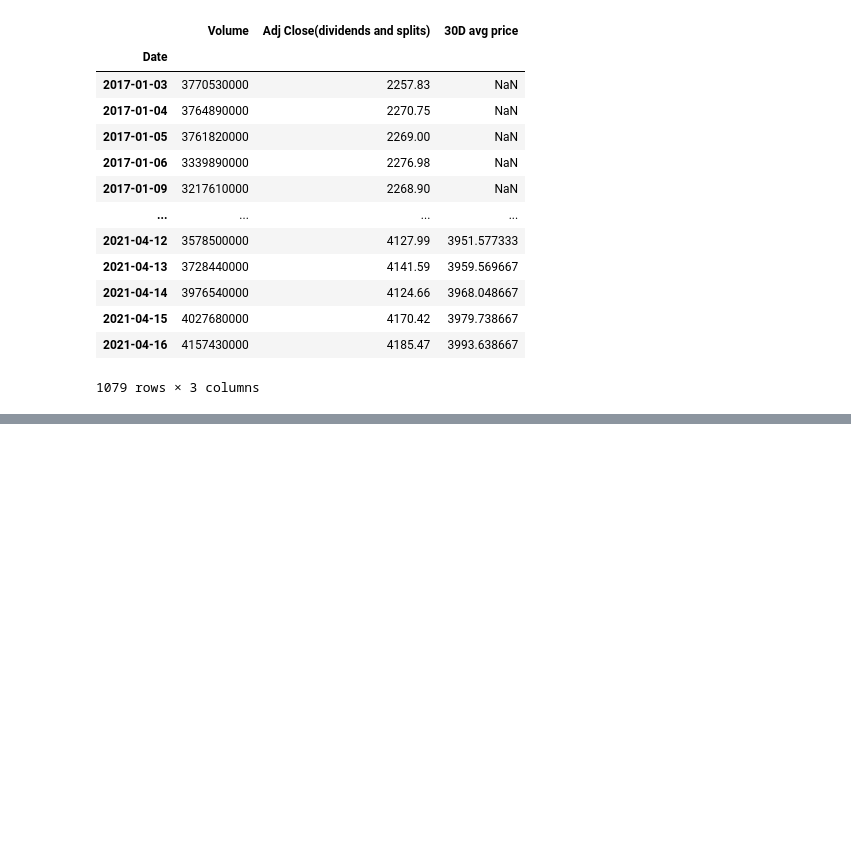
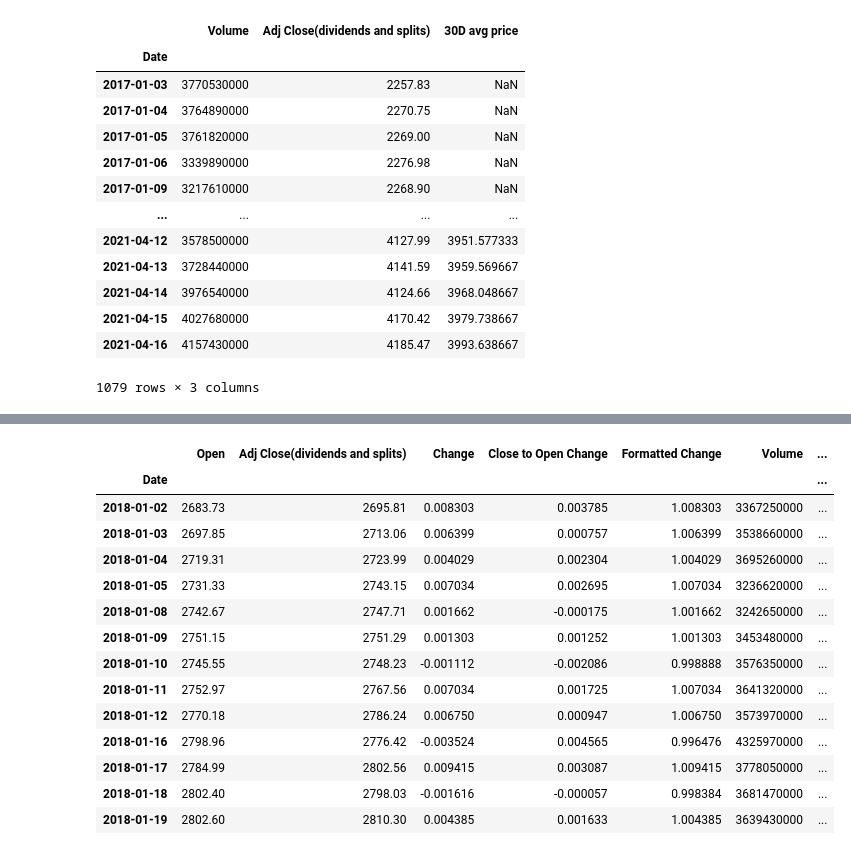
Before and after one commit to hoestlund/thesis, a Jupyter notebook: data_wrangling/sp500.ipynb, the cells around one changed output, grey strips where cells are left out. Drawn from its saved outputs; the diff is of its cells as text; code cells hidden in the pictures; blank space fills up the shorter version.

```diff
--- a/data_wrangling/sp500.ipynb
+++ b/data_wrangling/sp500.ipynb
@@ -240,0 +233,4 @@ market_action['2020-02-01':'2020-03-30']
+# %%
+trimmed_action = market_action.loc['2017-01-04':]
+trimmed_action.drop(columns='Adj Close(dividends and splits)', inplace=True)
+trimmed_action.head(1)
@@ -240,0 +245,19 @@ market_action['2020-02-01':'2020-03-30']
+# %%
+combined_market_data = returns.join(trimmed_action)
+combined_market_data.loc['2018-01-01':'2018-01-20']
+# %% [output]
+|  | Open | Adj Close(dividends and splits) | Change | Close to Open Change | Formatted Change | Volume | ... |
+| Date |  |  |  |  |  |  | ... |
+| 2018-01-02 | 2683.73 | 2695.81 | 0.008303 | 0.003785 | 1.008303 | 3367250000 | ... |
+| 2018-01-03 | 2697.85 | 2713.06 | 0.006399 | 0.000757 | 1.006399 | 3538660000 | ... |
+| 2018-01-04 | 2719.31 | 2723.99 | 0.004029 | 0.002304 | 1.004029 | 3695260000 | ... |
+| 2018-01-05 | 2731.33 | 2743.15 | 0.007034 | 0.002695 | 1.007034 | 3236620000 | ... |
+| 2018-01-08 | 2742.67 | 2747.71 | 0.001662 | -0.000175 | 1.001662 | 3242650000 | ... |
+| 2018-01-09 | 2751.15 | 2751.29 | 0.001303 | 0.001252 | 1.001303 | 3453480000 | ... |
+| 2018-01-10 | 2745.55 | 2748.23 | -0.001112 | -0.002086 | 0.998888 | 3576350000 | ... |
+| 2018-01-11 | 2752.97 | 2767.56 | 0.007034 | 0.001725 | 1.007034 | 3641320000 | ... |
+| 2018-01-12 | 2770.18 | 2786.24 | 0.006750 | 0.000947 | 1.006750 | 3573970000 | ... |
+| 2018-01-16 | 2798.96 | 2776.42 | -0.003524 | 0.004565 | 0.996476 | 4325970000 | ... |
+| 2018-01-17 | 2784.99 | 2802.56 | 0.009415 | 0.003087 | 1.009415 | 3778050000 | ... |
+| 2018-01-18 | 2802.40 | 2798.03 | -0.001616 | -0.000057 | 0.998384 | 3681470000 | ... |
+| 2018-01-19 | 2802.60 | 2810.30 | 0.004385 | 0.001633 | 1.004385 | 3639430000 | ... |
```
Also changed, not shown: parts of 8 cells of this notebook, 1 other file.
